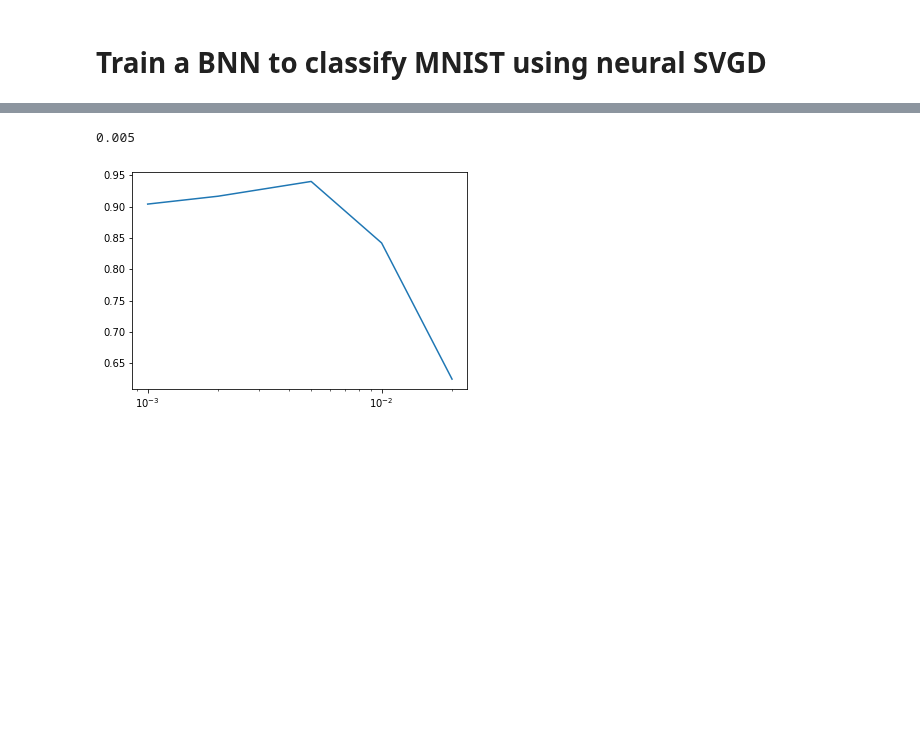
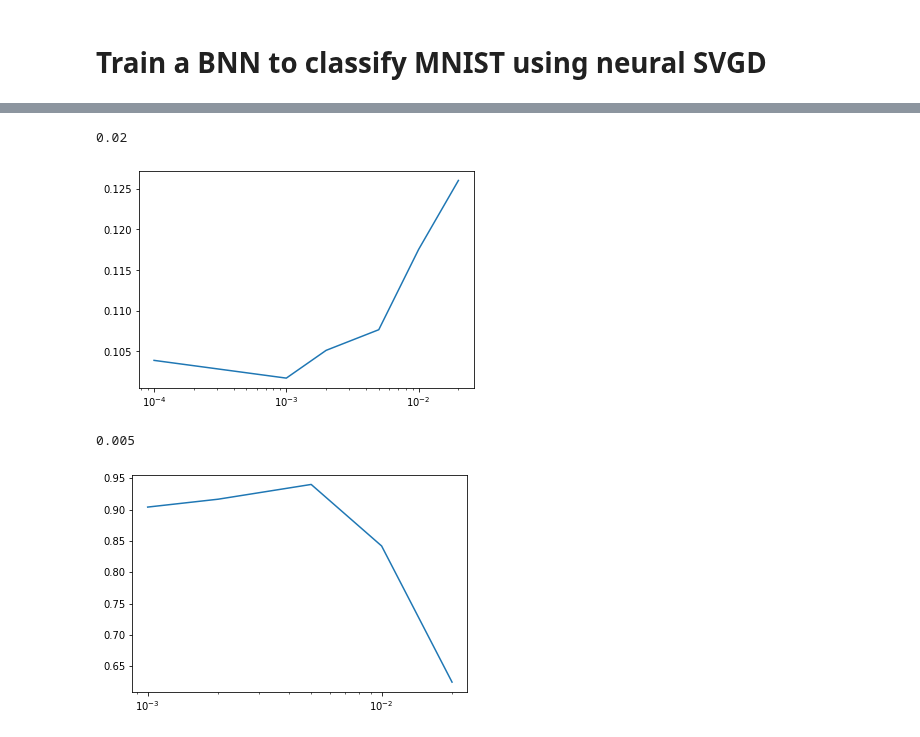
Before and after one commit to ratschlab/projects-2020-Neural-SVGD, a Jupyter notebook: notebooks/bayesian-neural-network/Neural-VGD.ipynb, the cells around one changed output, grey strips where cells are left out. Saved outputs shown, nothing was run; the diff lists cells and outputs as text; code cells hidden in the pictures; blank space fills up the shorter version.

```diff
--- a/notebooks/bayesian-neural-network/Neural-VGD.ipynb
+++ b/notebooks/bayesian-neural-network/Neural-VGD.ipynb
@@ -100,3 +97,10 @@ Starting epoch 1
+# %%
+plt.plot(lrs, fa)
+plt.xscale('log')
+print(ADAM_STEP_SIZE)
+# %% [output]
+0.02
+[figure, added]
 # %%
 plt.plot(lrs, fa)
 plt.xscale('log')
```
Also changed, not shown: parts of 13 cells of this notebook, 2 other files.
